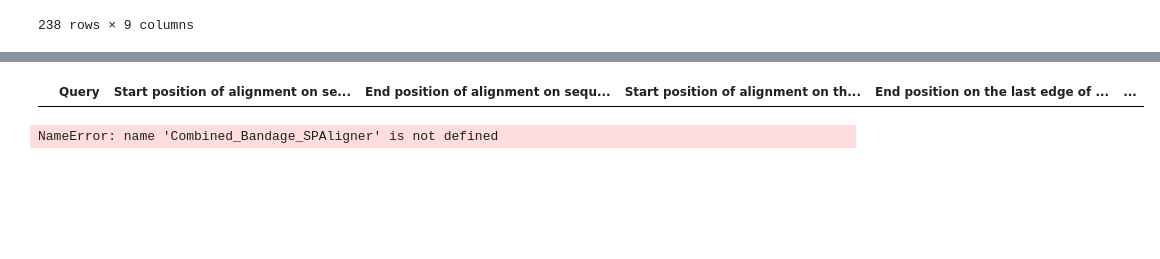
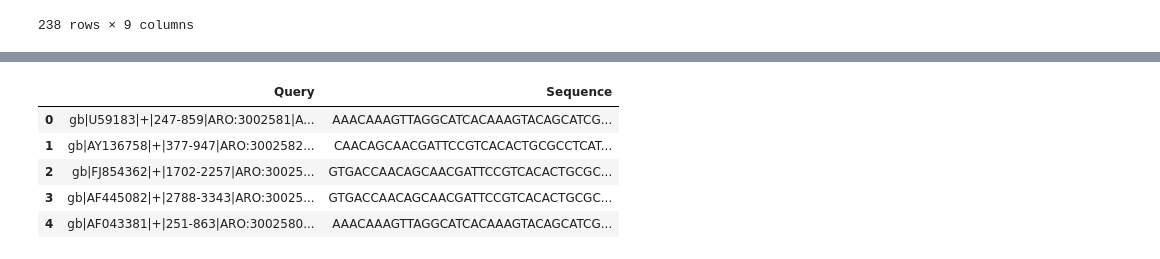
Before and after one commit to Yusreen/Thesis, a Jupyter notebook: Results and findings/ScriptCombined.ipynb, the cells around one changed output, grey strips where cells are left out. Drawn from its saved outputs; the diff is of its cells as text; code cells hidden in the pictures; blank space fills up the shorter version.

Commit message:
Script for Bandage and SPAligner
This is the script to compare the results from Bandage and SPAligner.

```diff
--- a/Results and findings/ScriptCombined.ipynb
+++ b/Results and findings/ScriptCombined.ipynb
@@ -67,9 +52,12 @@ SPAligner_Combined1
 # %%
+#Get the query and sequence column from Bandage_Combined1
+Bandage_Combined_Query_Path =Bandage_Combined1[['Query','Sequence']]
+Bandage_Combined_Query_Path.head()
 # %% [output]
-|  | Query | Start position of alignment on se... | End position of alignment on sequ... | Start position of alignment on th... | End position on the last edge of ... | ... |
+|  | Query | Sequence |
+| 0 | gb|U59183|+|247-859|ARO:3002581|A... | AAACAAAGTTAGGCATCACAAAGTACAGCATCG... |
+| 1 | gb|AY136758|+|377-947|ARO:3002582... | CAACAGCAACGATTCCGTCACACTGCGCCTCAT... |
+| 2 | gb|FJ854362|+|1702-2257|ARO:30025... | GTGACCAACAGCAACGATTCCGTCACACTGCGC... |
+| 3 | gb|AF445082|+|2788-3343|ARO:30025... | GTGACCAACAGCAACGATTCCGTCACACTGCGC... |
+| 4 | gb|AF043381|+|251-863|ARO:3002580... | AAACAAAGTTAGGCATCACAAAGTACAGCATCG... |
-# %%
-Combined_Bandage_SPAligner['Query']=SPAligner_Combined1[['Query']].copy()
-Combined_Bandage_SPAligner['SPAligner Sequences']=SPAligner_Combined1[['Sequence']].copy()
-# %% [output]
-NameError: name 'Combined_Bandage_SPAligner' is not defined
 # %%
```
Also changed, not shown: parts of 12 cells of this notebook, 5 other files.
